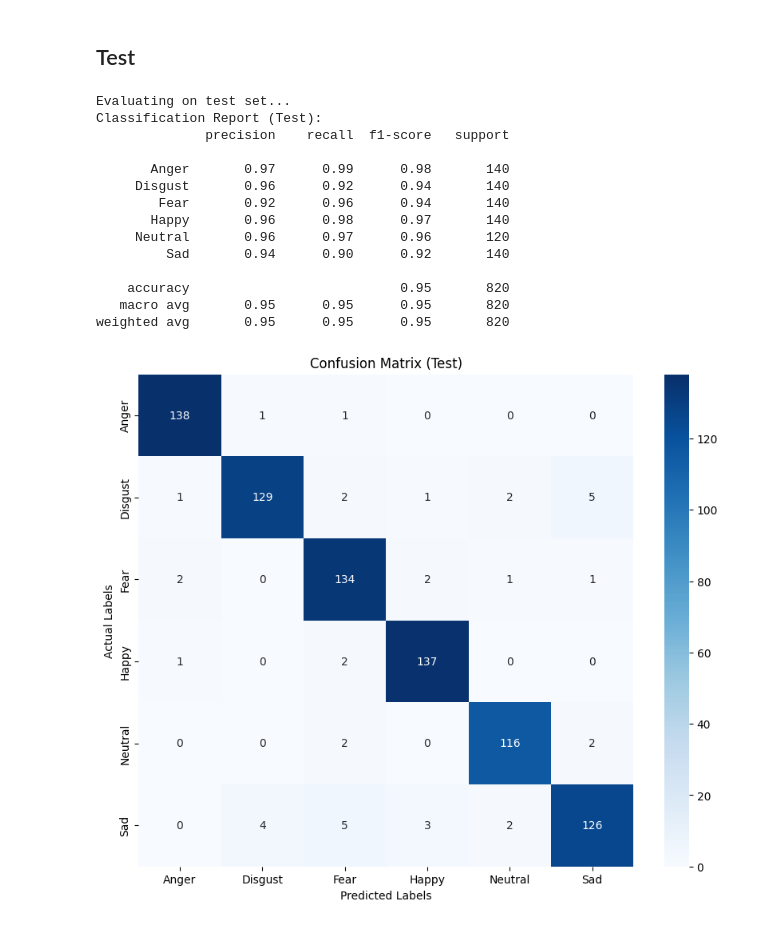
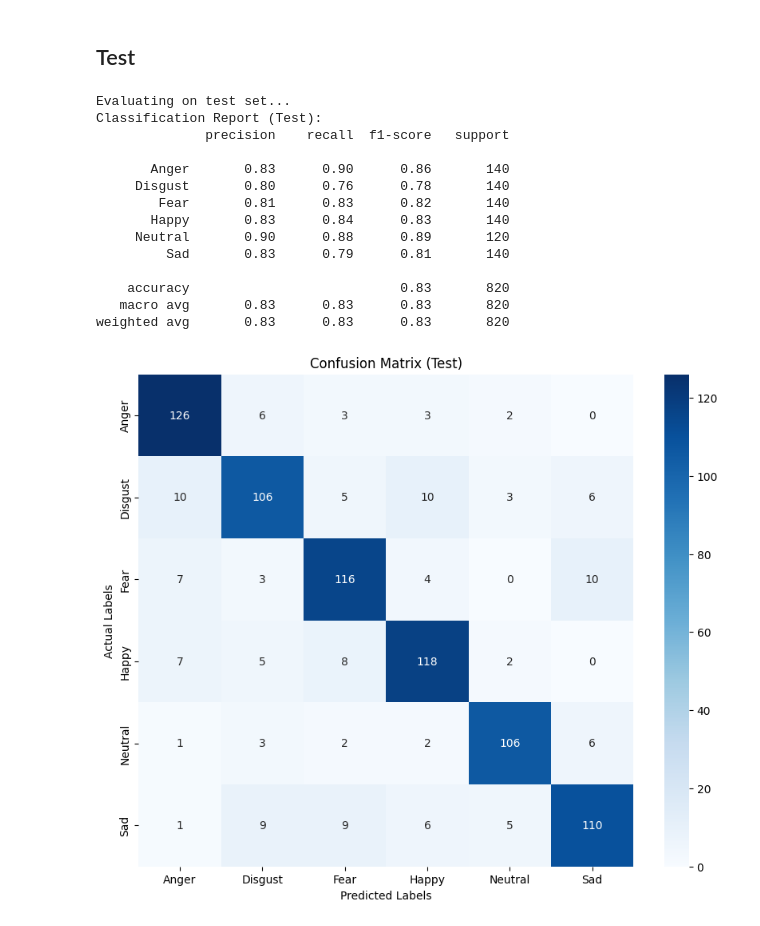
Before and after one commit to AzureDream1811/speech-emotion-recognition-ravdess, a Jupyter notebook: SER_CREMAD.ipynb, the cells around one changed output. Saved outputs shown, nothing was run; the diff lists cells and outputs as text; code cells hidden in the pictures.

```diff
--- a/SER_CREMAD.ipynb
+++ b/SER_CREMAD.ipynb
@@ -785,8 +809,6 @@ plt.show()
 # %% [markdown]
 ## Test
 # %%
-from sklearn.metrics import classification_report, confusion_matrix
-
 # Helper to evaluate model on a dataloader
 def evaluate_model(model, loader, device=device):
 	model.eval()
@@ -796,41 +818,41 @@ def evaluate_model(model, loader, device=device):
 		for images, labels in loader:
 			images = images.to(device)
 			labels = labels.to(device)
 			outputs = model(images)
 			preds = torch.argmax(outputs, dim=1)
 			predicted_labels.extend(preds.cpu().numpy().tolist())
 			true_labels.extend(labels.cpu().numpy().tolist())
 	return true_labels, predicted_labels
 
 # Evaluate on the test set
 print("\nEvaluating on test set...")
-true_labels, predicted_labels = evaluate_model(model, test_loader)
+true_labels, predicted_labels = evaluate_model(MODEL, test_loader)
 
 # Classification Report
 print("Classification Report (Test):")
 print(classification_report(true_labels, predicted_labels, target_names=emotion_list))
 
 # Confusion Matrix
 cm = confusion_matrix(true_labels, predicted_labels)
 plt.figure(figsize=(10, 8))
 sns.heatmap(cm, annot=True, fmt="d", cmap="Blues", xticklabels=emotion_list, yticklabels=emotion_list)
 plt.title("Confusion Matrix (Test)")
 plt.ylabel("Actual Labels")
 plt.xlabel("Predicted Labels")
 plt.show()
 # %% [output]
 Evaluating on test set...
 Classification Report (Test):
               precision    recall  f1-score   support
 
-       Anger       0.97      0.99      0.98       140
-     Disgust       0.96      0.92      0.94       140
-        Fear       0.92      0.96      0.94       140
-       Happy       0.96      0.98      0.97       140
-     Neutral       0.96      0.97      0.96       120
-         Sad       0.94      0.90      0.92       140
+       Anger       0.83      0.90      0.86       140
+     Disgust       0.80      0.76      0.78       140
+        Fear       0.81      0.83      0.82       140
+       Happy       0.83      0.84      0.83       140
+     Neutral       0.90      0.88      0.89       120
+         Sad       0.83      0.79      0.81       140
 
-    accuracy                           0.95       820
-   macro avg       0.95      0.95      0.95       820
-weighted avg       0.95      0.95      0.95       820
+    accuracy                           0.83       820
+   macro avg       0.83      0.83      0.83       820
+weighted avg       0.83      0.83      0.83       820
-[figure, old version]
+[figure, new version]
```
Also changed, not shown: parts of 3 cells of this notebook.
